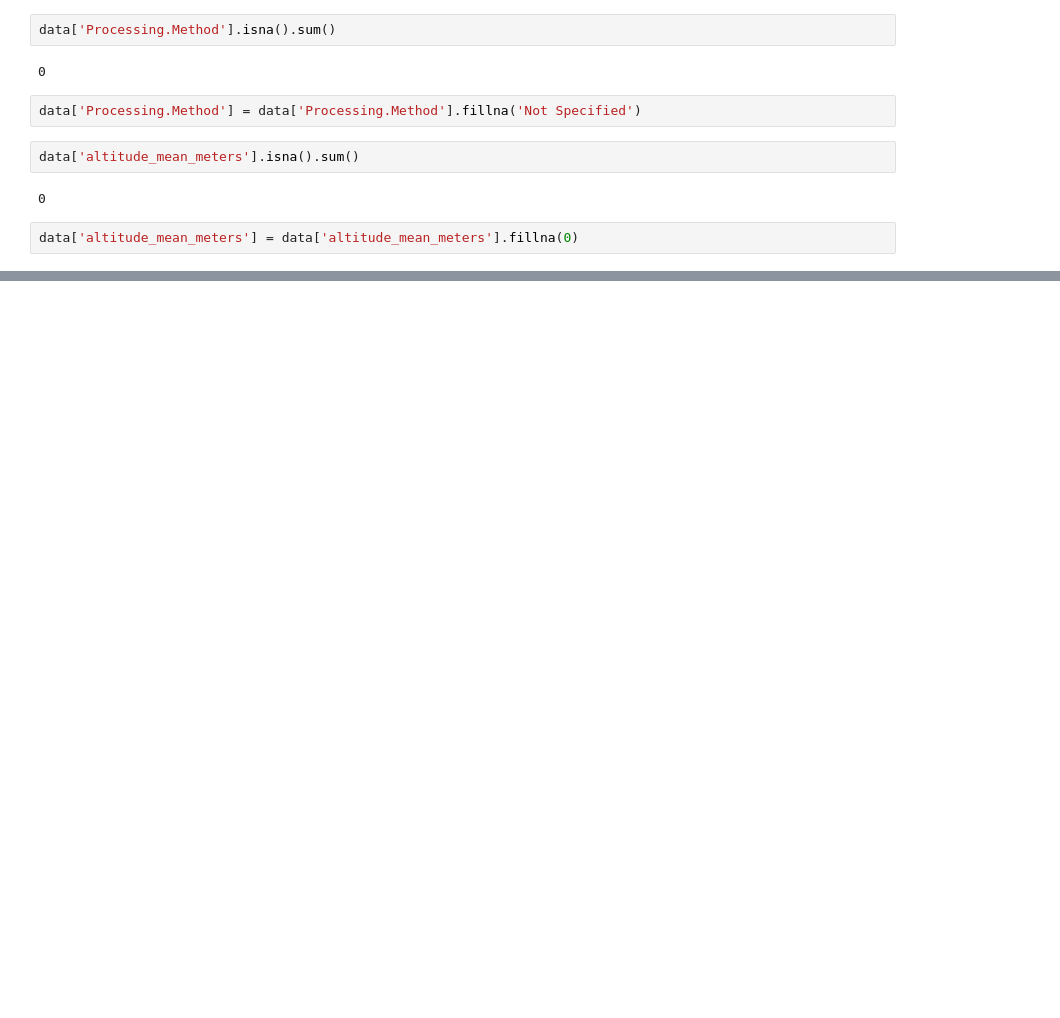
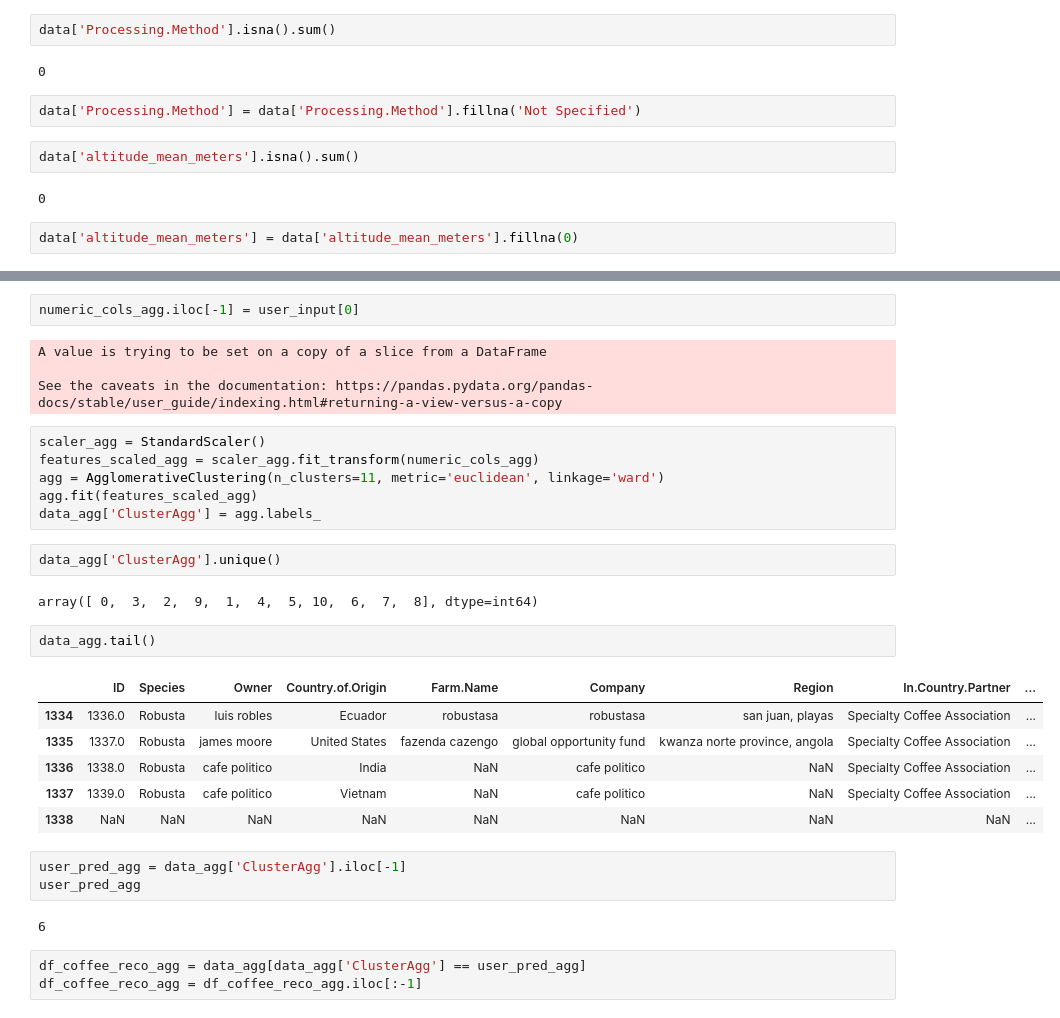
Before and after one commit to RomainPtre/Beander, a Jupyter notebook: coffee_project_cleaning_EDA_Romain-Pietro.ipynb, the cells around one changed output, grey strips where cells are left out. Cells and saved outputs as stored; diff of their text form; blank space fills up the shorter version.

```diff
--- a/coffee_project_cleaning_EDA_Romain-Pietro.ipynb
+++ b/coffee_project_cleaning_EDA_Romain-Pietro.ipynb
@@ -283,0 +309,33 @@ data.to_csv('./demo_app/src/Coffee_dataset_cleaned_column_and_rows.csv')
+# %%
+numeric_cols_agg.iloc[-1] = user_input[0]
+# %% [output]
+A value is trying to be set on a copy of a slice from a DataFrame
+
+See the caveats in the documentation: https://pandas.pydata.org/pandas-docs/stable/user_guide/indexing.html#returning-a-view-versus-a-copy
+# %%
+scaler_agg = StandardScaler()
+features_scaled_agg = scaler_agg.fit_transform(numeric_cols_agg)
+agg = AgglomerativeClustering(n_clusters=11, metric='euclidean', linkage='ward')
+agg.fit(features_scaled_agg)
+data_agg['ClusterAgg'] = agg.labels_
+# %%
+data_agg['ClusterAgg'].unique()
+# %% [output]
+array([ 0,  3,  2,  9,  1,  4,  5, 10,  6,  7,  8], dtype=int64)
+# %%
+data_agg.tail()
+# %% [output]
+|  | ID | Species | Owner | Country.of.Origin | Farm.Name | Company | Region | In.Country.Partner | ... |
+| 1334 | 1336.0 | Robusta | luis robles | Ecuador | robustasa | robustasa | san juan, playas | Specialty Coffee Association | ... |
+| 1335 | 1337.0 | Robusta | james moore | United States | fazenda cazengo | global opportunity fund | kwanza norte province, angola | Specialty Coffee Association | ... |
+| 1336 | 1338.0 | Robusta | cafe politico | India | NaN | cafe politico | NaN | Specialty Coffee Association | ... |
+| 1337 | 1339.0 | Robusta | cafe politico | Vietnam | NaN | cafe politico | NaN | Specialty Coffee Association | ... |
+| 1338 | NaN | NaN | NaN | NaN | NaN | NaN | NaN | NaN | ... |
+# %%
+user_pred_agg = data_agg['ClusterAgg'].iloc[-1]
+user_pred_agg
+# %% [output]
+6
+# %%
+df_coffee_reco_agg = data_agg[data_agg['ClusterAgg'] == user_pred_agg]
+df_coffee_reco_agg = df_coffee_reco_agg.iloc[:-1]
```
Also changed, not shown: parts of 12 cells of this notebook, 2 other files.
